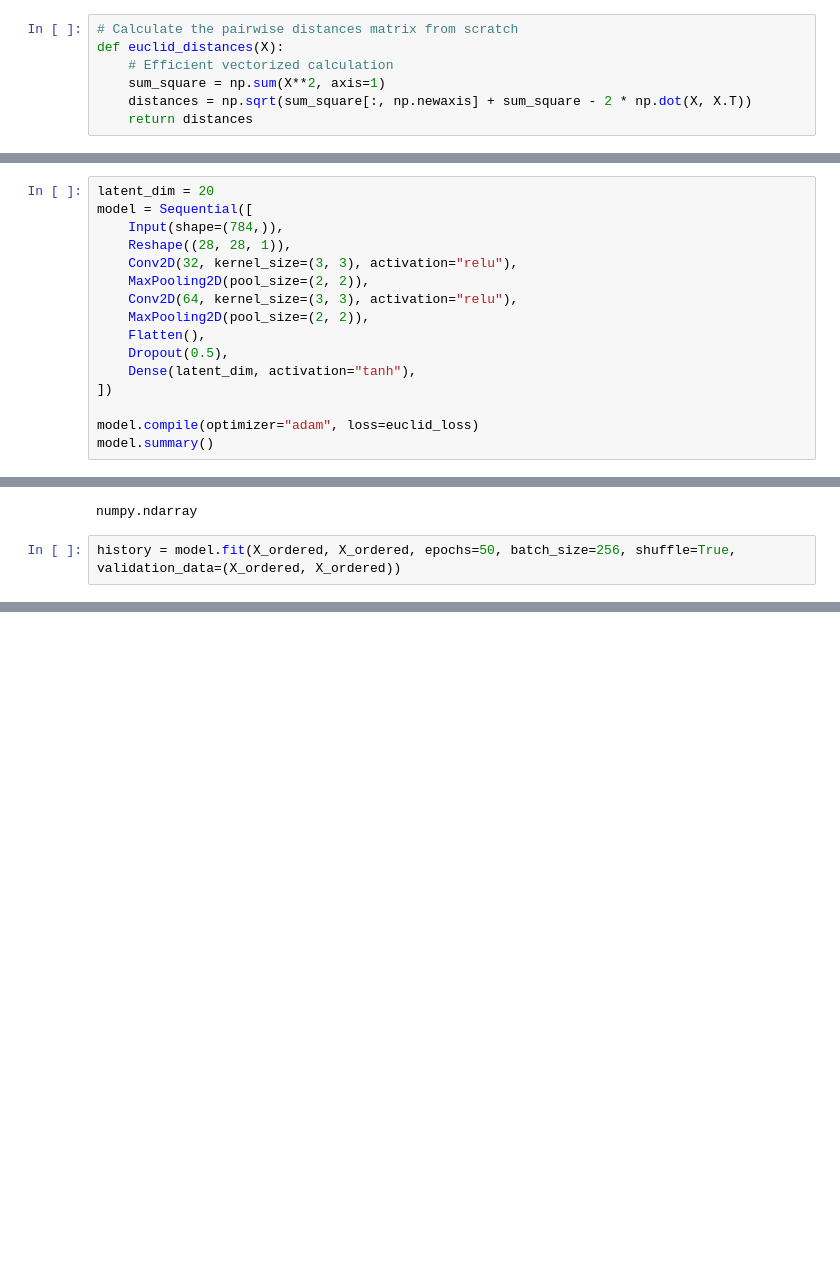
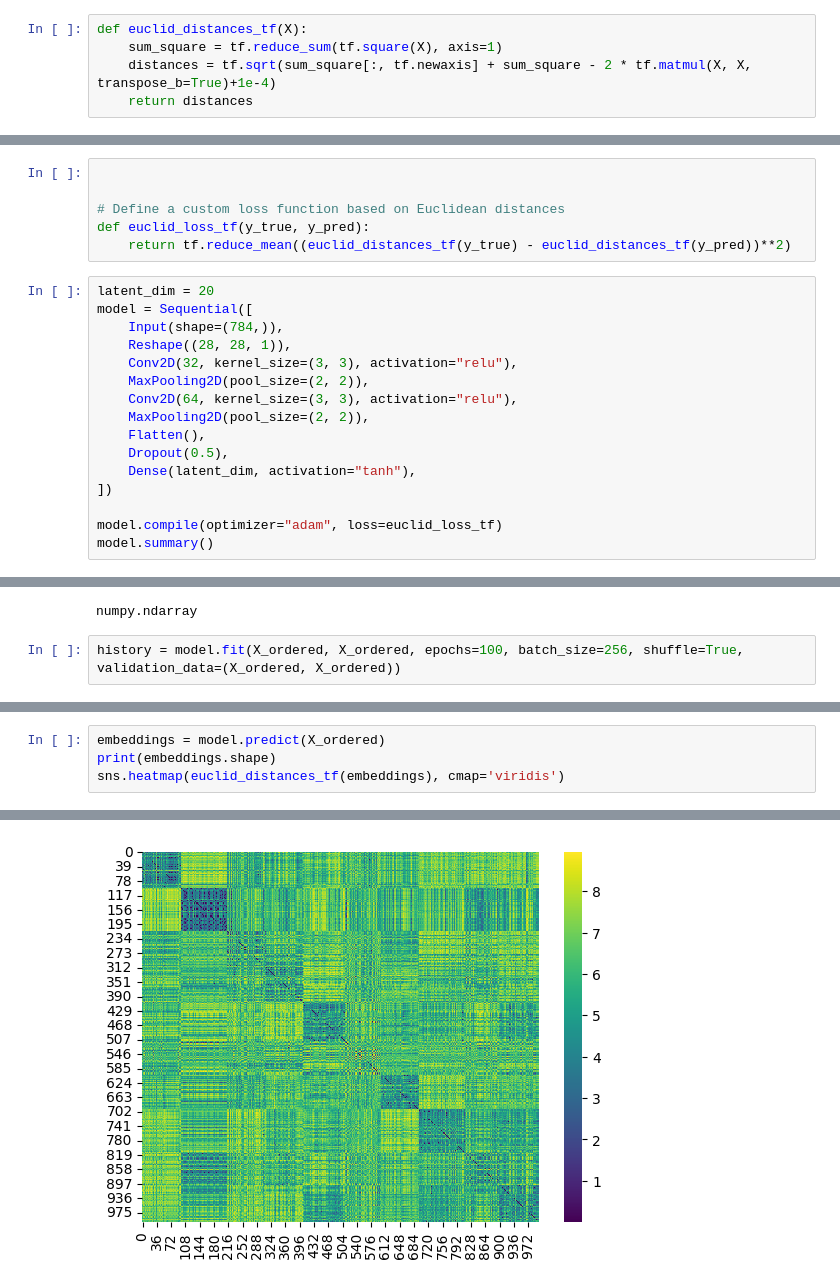
Before and after one commit to marekpiotradamczyk/deeplearninglaboratory, a Jupyter notebook: 8_tSNE/starterek.ipynb, the cells around one changed output, grey strips where cells are left out. Saved outputs shown, nothing was run; the diff lists cells and outputs as text; blank space fills up the shorter version.

Commit message:
Neural Network embbeding to 20 dimensions preserving euclidian distance between images

```diff
--- a/8_tSNE/starterek.ipynb
+++ b/8_tSNE/starterek.ipynb
@@ -30,11 +34,9 @@ sns.heatmap(np.corrcoef(X_ordered))
 <Axes: >
 [figure]
 # %%
-# Calculate the pairwise distances matrix from scratch
-def euclid_distances(X):
-    # Efficient vectorized calculation
-    sum_square = np.sum(X**2, axis=1)
-    distances = np.sqrt(sum_square[:, np.newaxis] + sum_square - 2 * np.dot(X, X.T))
+def euclid_distances_tf(X):
+    sum_square = tf.reduce_sum(tf.square(X), axis=1)
+    distances = tf.sqrt(sum_square[:, tf.newaxis] + sum_square - 2 * tf.matmul(X, X, transpose_b=True)+1e-4)
     return distances
 # %%
 
@@ -74,3 +70,9 @@ def euclid_loss(X, Y):
+# %%
+
+
+# Define a custom loss function based on Euclidean distances
+def euclid_loss_tf(y_true, y_pred):
+    return tf.reduce_mean((euclid_distances_tf(y_true) - euclid_distances_tf(y_pred))**2)
 # %%
 latent_dim = 20
 model = Sequential([
@@ -85,6 +87,6 @@ model = Sequential([
     Dense(latent_dim, activation="tanh"),
 ])
 
-model.compile(optimizer="adam", loss=euclid_loss)
+model.compile(optimizer="adam", loss=euclid_loss_tf)
 model.summary()
 # %% [output]
@@ -116,5 +118,5 @@ type(X_ordered)
 # %% [output]
 numpy.ndarray
 # %%
-history = model.fit(X_ordered, X_ordered, epochs=50, batch_size=256, shuffle=True, validation_data=(X_ordered, X_ordered))
+history = model.fit(X_ordered, X_ordered, epochs=100, batch_size=256, shuffle=True, validation_data=(X_ordered, X_ordered))
 # %% [output]
@@ -122,0 +140,5 @@ NotImplementedError: Cannot convert a symbolic tf.Tensor (compile_loss/euclid_lo
+# %%
+embeddings = model.predict(X_ordered)
+print(embeddings.shape)
+sns.heatmap(euclid_distances_tf(embeddings), cmap='viridis')
+# %% [output]
@@ -122,0 +148 @@ NotImplementedError: Cannot convert a symbolic tf.Tensor (compile_loss/euclid_lo
+[figure, added]
```
Also changed, not shown: parts of 7 cells of this notebook.
